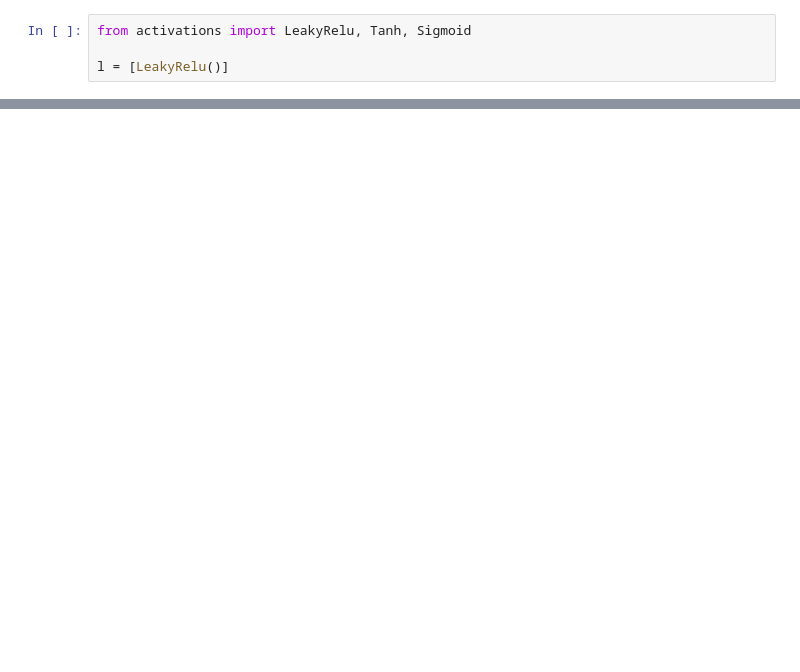
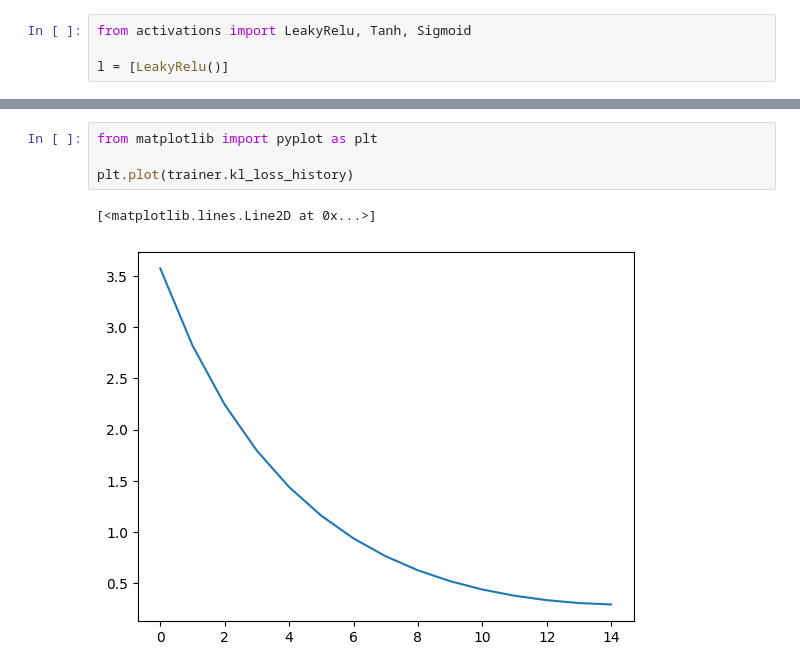
Before and after one commit to sanchous1000/Neura, a Jupyter notebook: lab4/trainer.ipynb, the cells around one changed output, grey strips where cells are left out. Drawn from its saved outputs; the diff is of its cells as text; blank space fills up the shorter version.

```diff
--- a/lab4/trainer.ipynb
+++ b/lab4/trainer.ipynb
@@ -104,0 +52,7 @@ ps.shape
+# %%
+from matplotlib import pyplot as plt
+
+plt.plot(trainer.kl_loss_history)
+# %% [output]
+[<matplotlib.lines.Line2D at 0x...>]
+[figure, added]
```
Also changed, not shown: parts of 8 cells of this notebook, 2 other files.
